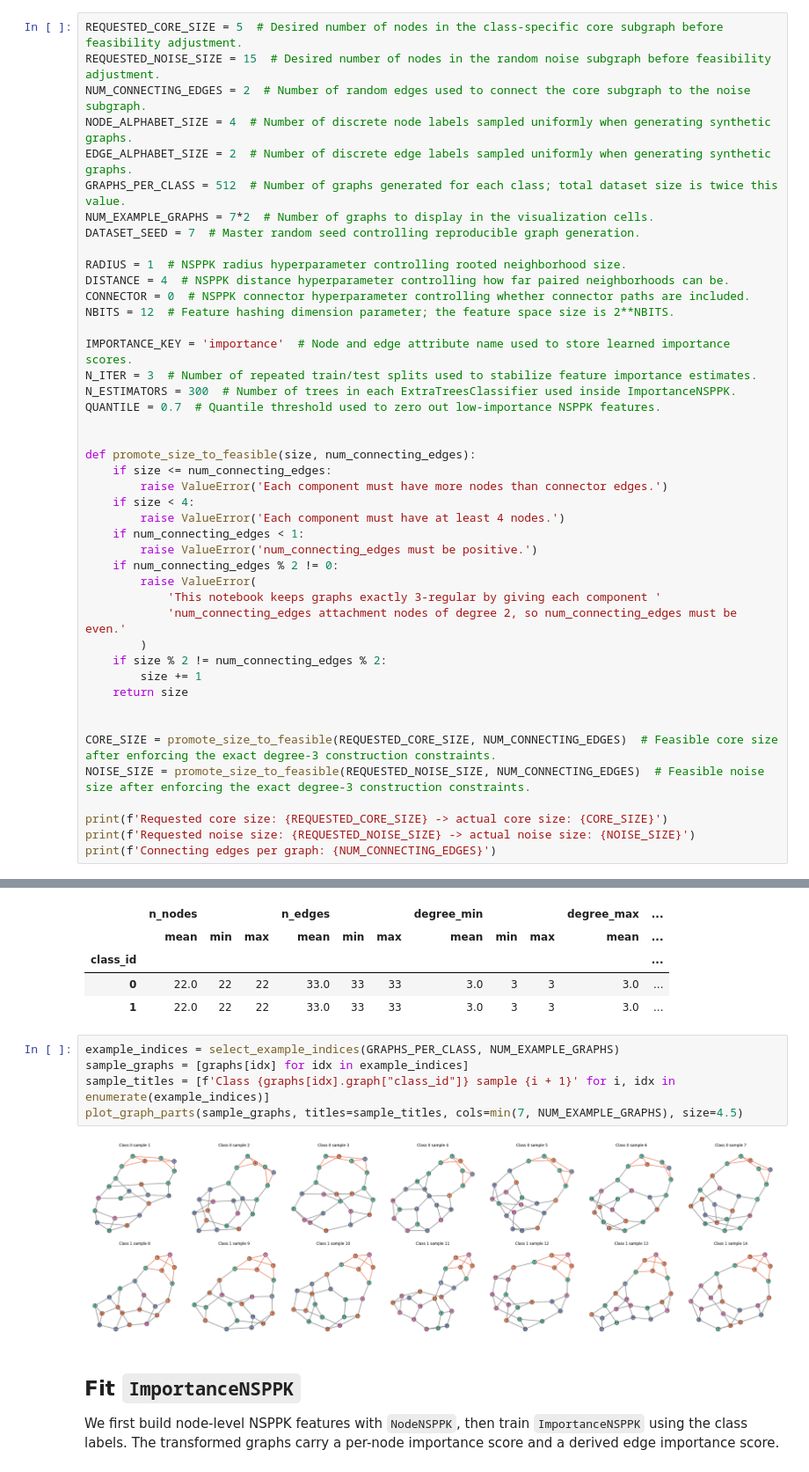
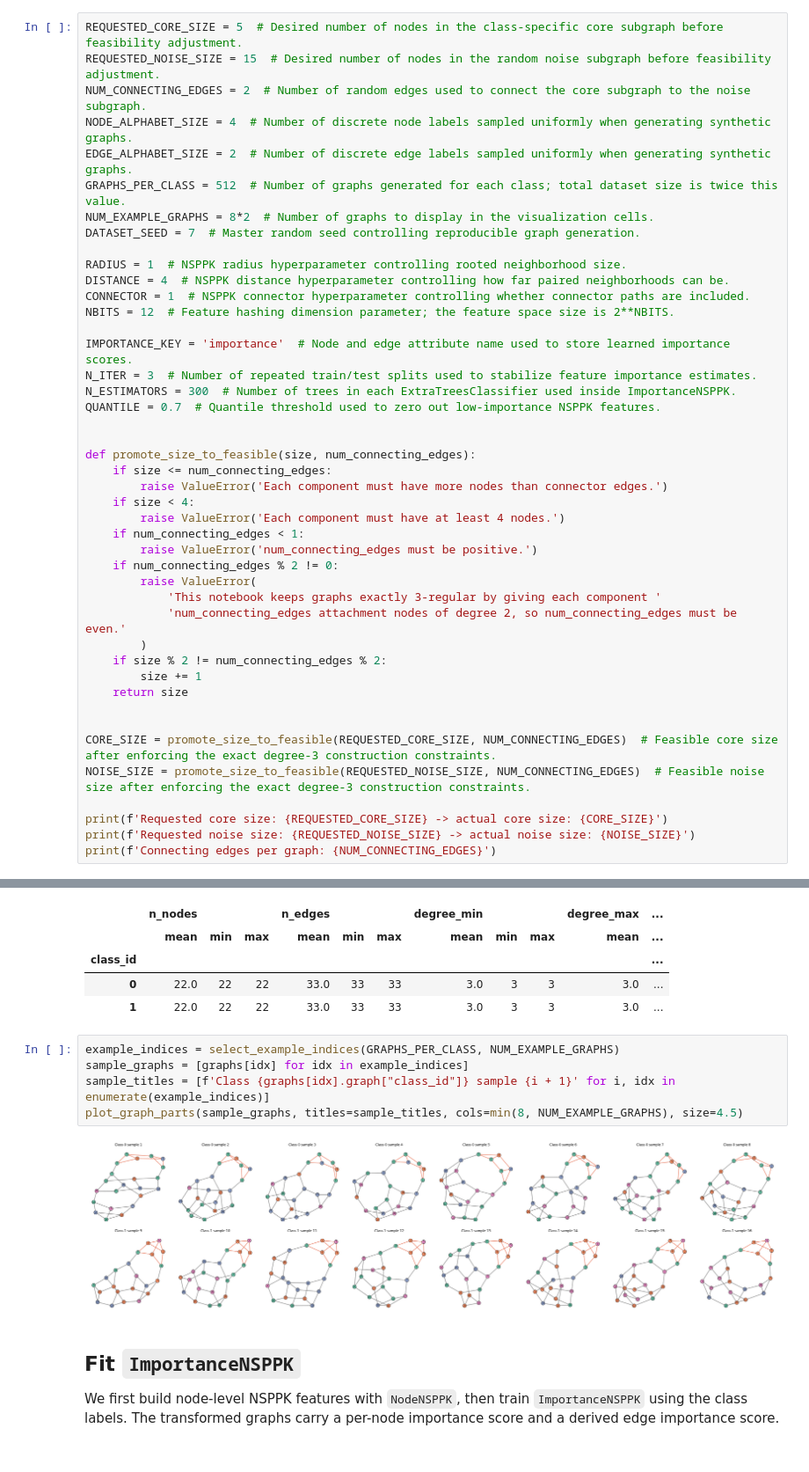
Before and after one commit to Xfcosta/NSPPK, a Jupyter notebook: ImportanceNSPPK Demo.ipynb, the cells around one changed output, grey strips where cells are left out. Shown at 88% size. Drawn from its saved outputs; the diff is of its cells as text.

```diff
--- a/ImportanceNSPPK Demo.ipynb
+++ b/ImportanceNSPPK Demo.ipynb
@@ -31,12 +31,12 @@ NUM_CONNECTING_EDGES = 2  # Number of random edges used to connect the core subg
 NODE_ALPHABET_SIZE = 4  # Number of discrete node labels sampled uniformly when generating synthetic graphs.
 EDGE_ALPHABET_SIZE = 2  # Number of discrete edge labels sampled uniformly when generating synthetic graphs.
 GRAPHS_PER_CLASS = 512  # Number of graphs generated for each class; total dataset size is twice this value.
-NUM_EXAMPLE_GRAPHS = 7*2  # Number of graphs to display in the visualization cells.
+NUM_EXAMPLE_GRAPHS = 8*2  # Number of graphs to display in the visualization cells.
 DATASET_SEED = 7  # Master random seed controlling reproducible graph generation.
 
 RADIUS = 1  # NSPPK radius hyperparameter controlling rooted neighborhood size.
 DISTANCE = 4  # NSPPK distance hyperparameter controlling how far paired neighborhoods can be.
-CONNECTOR = 0  # NSPPK connector hyperparameter controlling whether connector paths are included.
+CONNECTOR = 1  # NSPPK connector hyperparameter controlling whether connector paths are included.
 NBITS = 12  # Feature hashing dimension parameter; the feature space size is 2**NBITS.
 
 IMPORTANCE_KEY = 'importance'  # Node and edge attribute name used to store learned importance scores.
@@ -355,10 +305,10 @@ Classes: [512 512]
 # %%
 example_indices = select_example_indices(GRAPHS_PER_CLASS, NUM_EXAMPLE_GRAPHS)
 sample_graphs = [graphs[idx] for idx in example_indices]
 sample_titles = [f'Class {graphs[idx].graph["class_id"]} sample {i + 1}' for i, idx in enumerate(example_indices)]
-plot_graph_parts(sample_graphs, titles=sample_titles, cols=min(7, NUM_EXAMPLE_GRAPHS), size=4.5)
+plot_graph_parts(sample_graphs, titles=sample_titles, cols=min(8, NUM_EXAMPLE_GRAPHS), size=4.5)
 # %% [output]
-[figure, old version]
+[figure, new version]
 # %% [markdown]
 ## Fit `ImportanceNSPPK`
 
```
Also changed, not shown: parts of 3 cells of this notebook, 2 other files.
